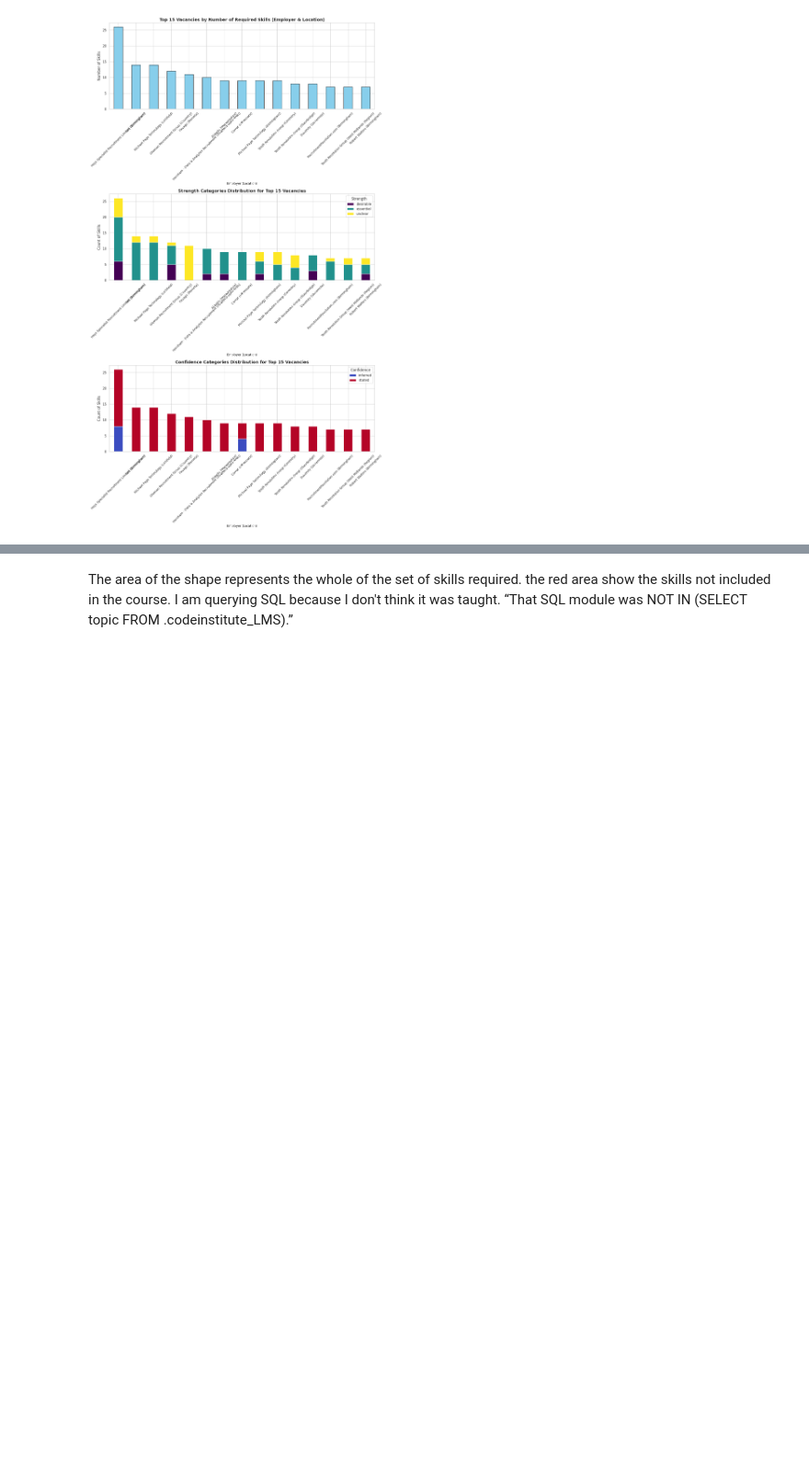
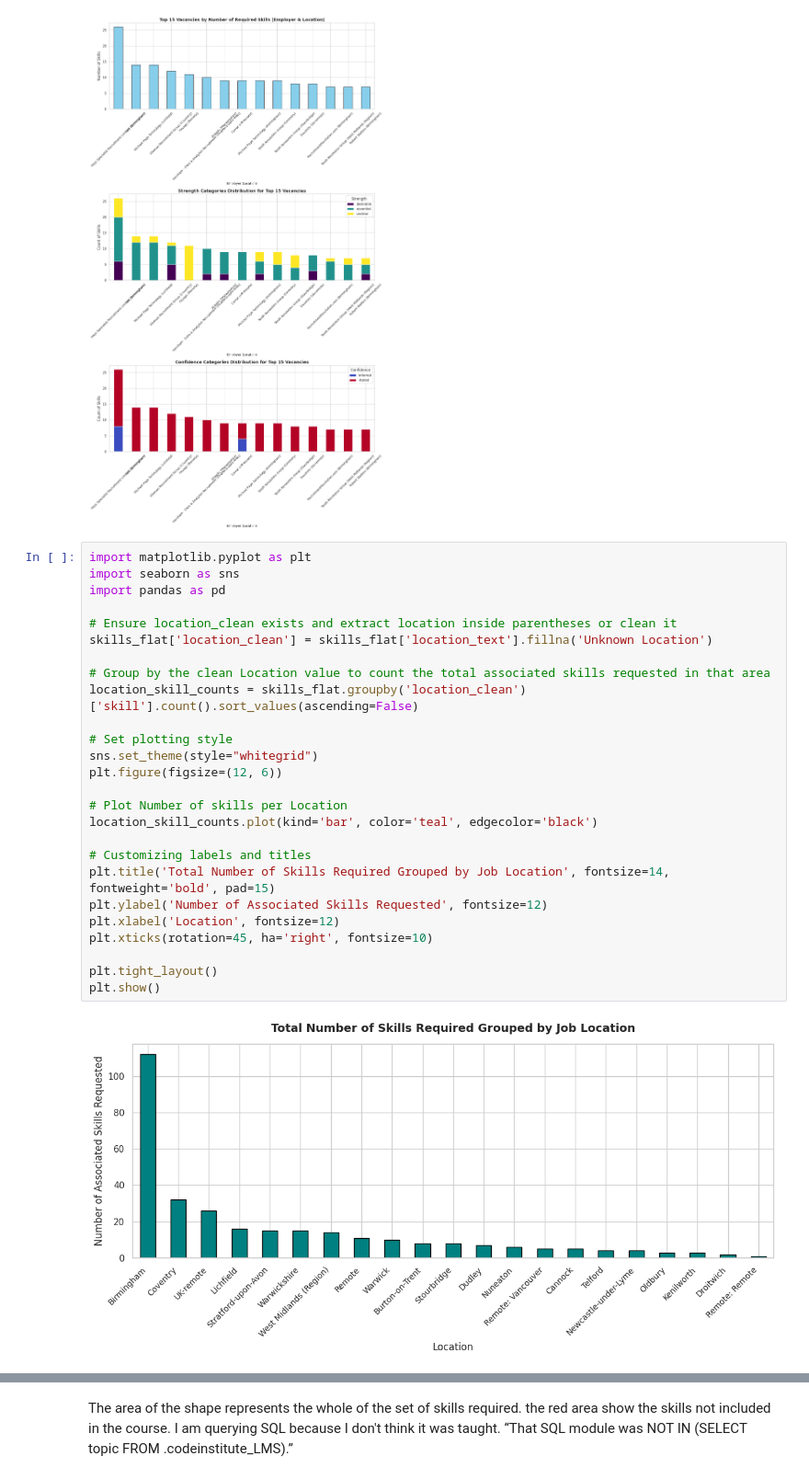
Before and after one commit to TidyWeb/SkillMatch, a Jupyter notebook: John's Folder/Data_Analyst_Workbook.ipynb, the cells around one changed output, grey strips where cells are left out. Shown at 92% size. Drawn from its saved outputs; the diff is of its cells as text; blank space fills up the shorter version.

```diff
--- a/John's Folder/Data_Analyst_Workbook.ipynb
+++ b/John's Folder/Data_Analyst_Workbook.ipynb
@@ -138,3 +138,31 @@ plt.tight_layout()
 plt.show()
 # %% [output]
 [figure]
+# %%
+import matplotlib.pyplot as plt
+import seaborn as sns
+import pandas as pd
+
+# Ensure location_clean exists and extract location inside parentheses or clean it
+skills_flat['location_clean'] = skills_flat['location_text'].fillna('Unknown Location')
+
+# Group by the clean Location value to count the total associated skills requested in that area
+location_skill_counts = skills_flat.groupby('location_clean')['skill'].count().sort_values(ascending=False)
+
+# Set plotting style
+sns.set_theme(style="whitegrid")
+plt.figure(figsize=(12, 6))
+
+# Plot Number of skills per Location
+location_skill_counts.plot(kind='bar', color='teal', edgecolor='black')
+
+# Customizing labels and titles
+plt.title('Total Number of Skills Required Grouped by Job Location', fontsize=14, fontweight='bold', pad=15)
+plt.ylabel('Number of Associated Skills Requested', fontsize=12)
+plt.xlabel('Location', fontsize=12)
+plt.xticks(rotation=45, ha='right', fontsize=10)
+
+plt.tight_layout()
+plt.show()
+# %% [output]
+[figure, added]
```
Also changed, not shown: parts of 12 cells of this notebook, 6 other files.
